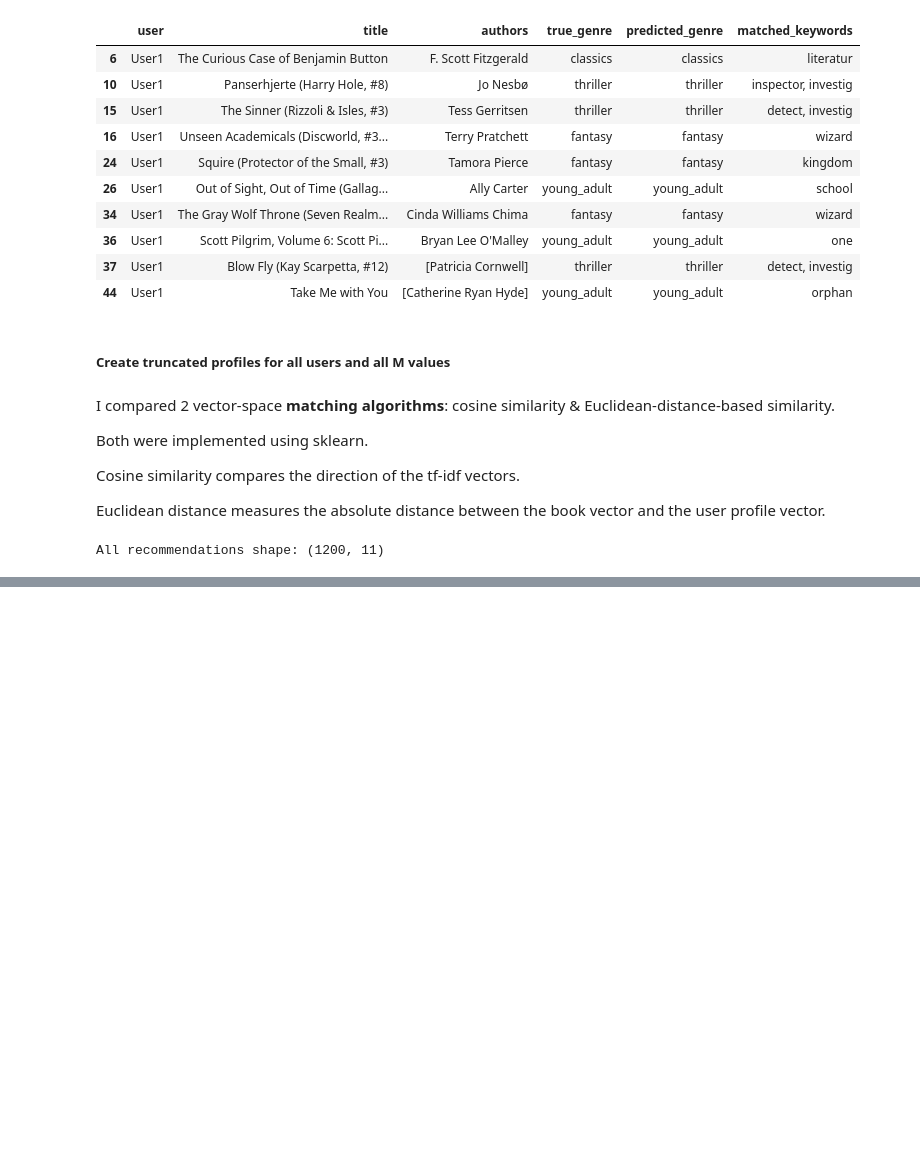
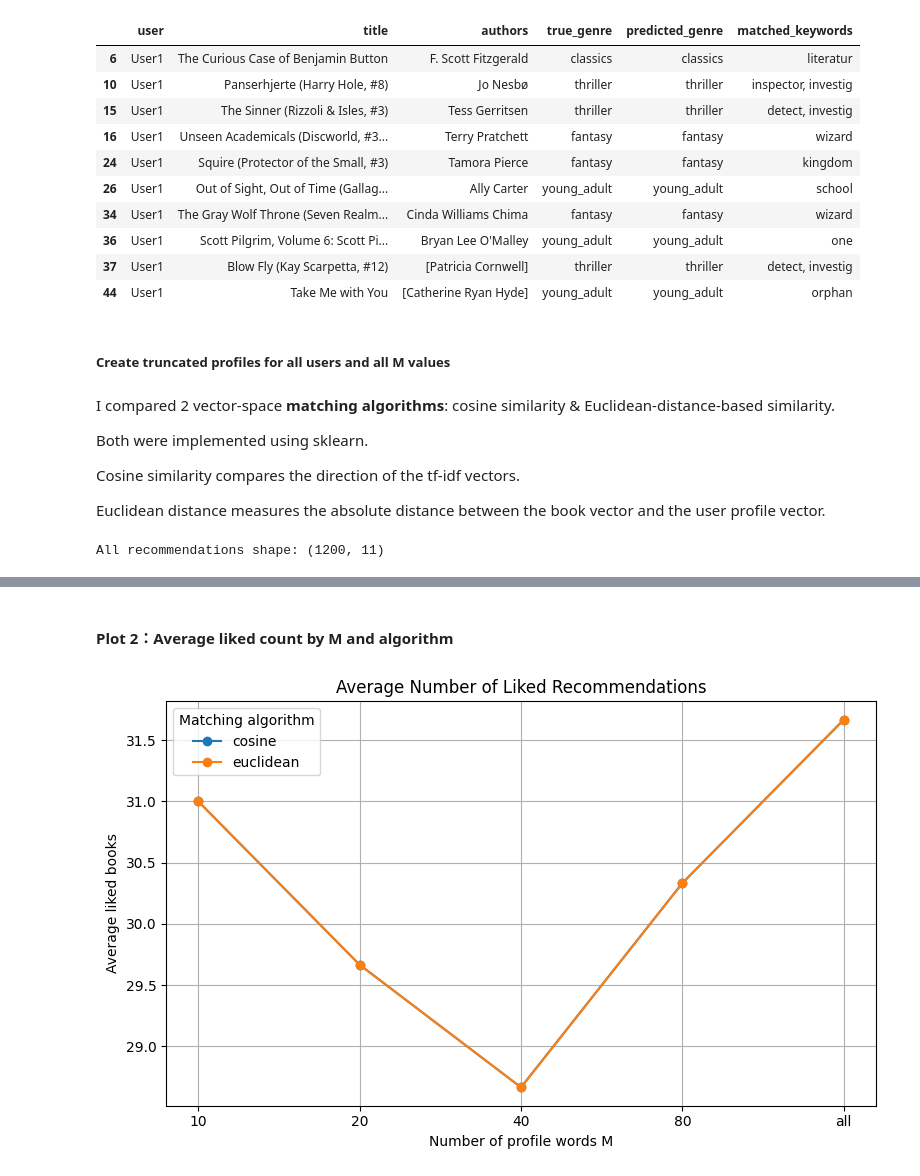
Before and after one commit to ZoeYiDing/nicole, a Jupyter notebook: assignment answer.ipynb, the cells around one changed output, grey strips where cells are left out. Cells and saved outputs as stored; diff of their text form; code cells hidden in the pictures; blank space fills up the shorter version.

```diff
--- a/assignment answer.ipynb
+++ b/assignment answer.ipynb
@@ -2135,0 +2226,28 @@ overall_metrics_by_algorithm_M = overall_metrics_by_algorithm_M.sort_values(
+# %% [markdown]
+#### Plot 2：Average liked count by M and algorithm
+# %%
+liked_pivot = overall_metrics_by_algorithm_M.pivot(
+    index="M_label",
+    columns="algorithm",
+    values="avg_liked_count"
+).reindex(M_LABEL_ORDER)
+
+plt.figure(figsize=(8, 5))
+
+for algorithm in liked_pivot.columns:
+    plt.plot(
+        liked_pivot.index.astype(str),
+        liked_pivot[algorithm],
+        marker="o",
+        label=algorithm
+    )
+
+plt.xlabel("Number of profile words M")
+plt.ylabel("Average liked books")
+plt.title("Average Number of Liked Recommendations")
+plt.legend(title="Matching algorithm")
+plt.grid(True)
+plt.tight_layout()
+plt.show()
+# %% [output]
+[figure, added]
```
Also changed, not shown: parts of 14 cells of this notebook.
